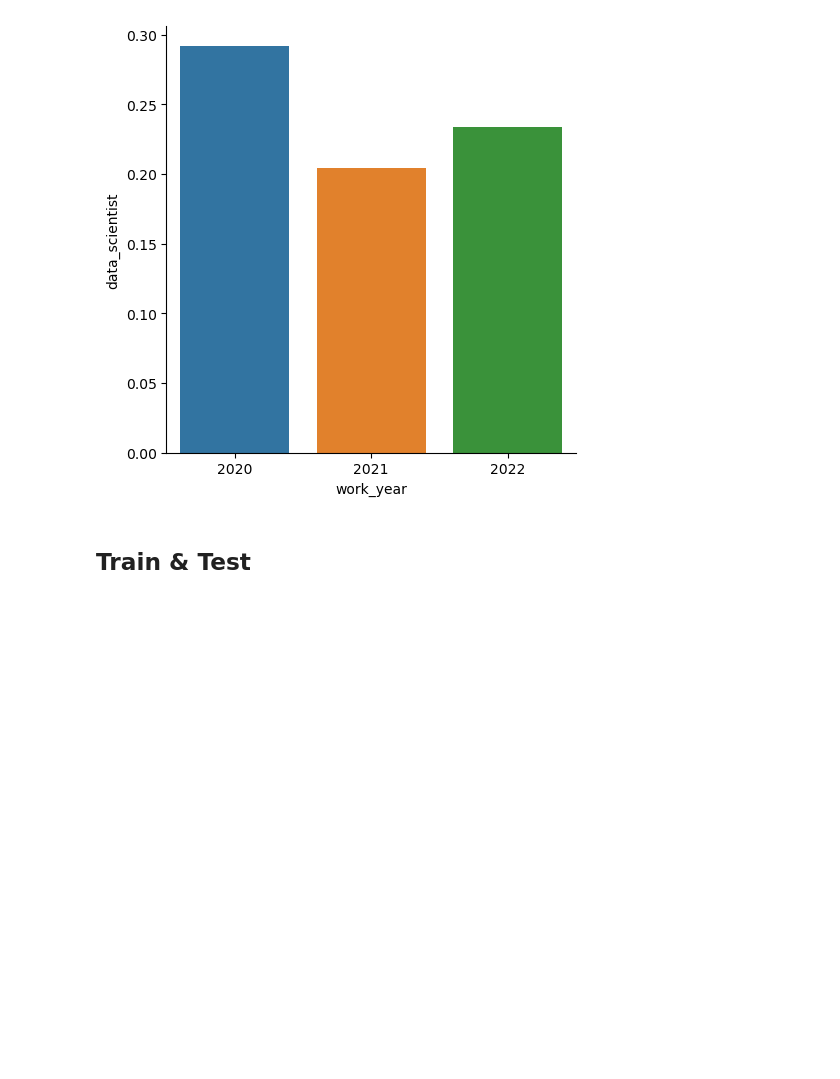
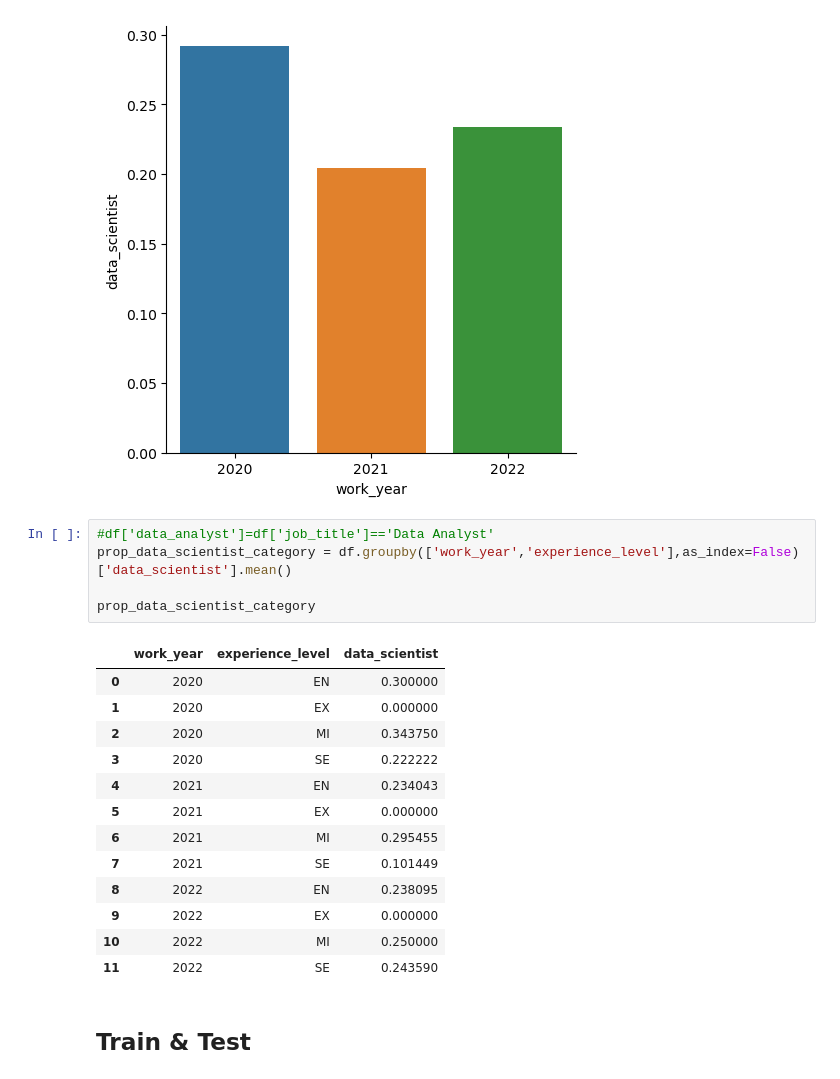
Before and after one commit to sha2992/DataProject, a Jupyter notebook: data-science-jobs-salary-insights.ipynb, the cells around one changed output. Cells and saved outputs as stored; diff of their text form; blank space fills up the shorter version.

Commit message:
Kaggle Notebook | Data Science Jobs' Salary Insights | Version 9

```diff
--- a/data-science-jobs-salary-insights.ipynb
+++ b/data-science-jobs-salary-insights.ipynb
@@ -235,6 +235,25 @@ See the caveats in the documentation: https://pandas.pydata.org/pandas-docs/stab
   """Entry point for launching an IPython kernel.
 <seaborn.axisgrid.FacetGrid at 0x...>
 [figure]
+# %%
+#df['data_analyst']=df['job_title']=='Data Analyst'
+prop_data_scientist_category = df.groupby(['work_year','experience_level'],as_index=False)['data_scientist'].mean()
+
+prop_data_scientist_category
+# %% [output]
+|  | work_year | experience_level | data_scientist |
+| 0 | 2020 | EN | 0.300000 |
+| 1 | 2020 | EX | 0.000000 |
+| 2 | 2020 | MI | 0.343750 |
+| 3 | 2020 | SE | 0.222222 |
+| 4 | 2021 | EN | 0.234043 |
+| 5 | 2021 | EX | 0.000000 |
+| 6 | 2021 | MI | 0.295455 |
+| 7 | 2021 | SE | 0.101449 |
+| 8 | 2022 | EN | 0.238095 |
+| 9 | 2022 | EX | 0.000000 |
+| 10 | 2022 | MI | 0.250000 |
+| 11 | 2022 | SE | 0.243590 |
 # %% [markdown]
 ## Train & Test
 # %%
```
Also changed, not shown: parts of 1 cell of this notebook.
